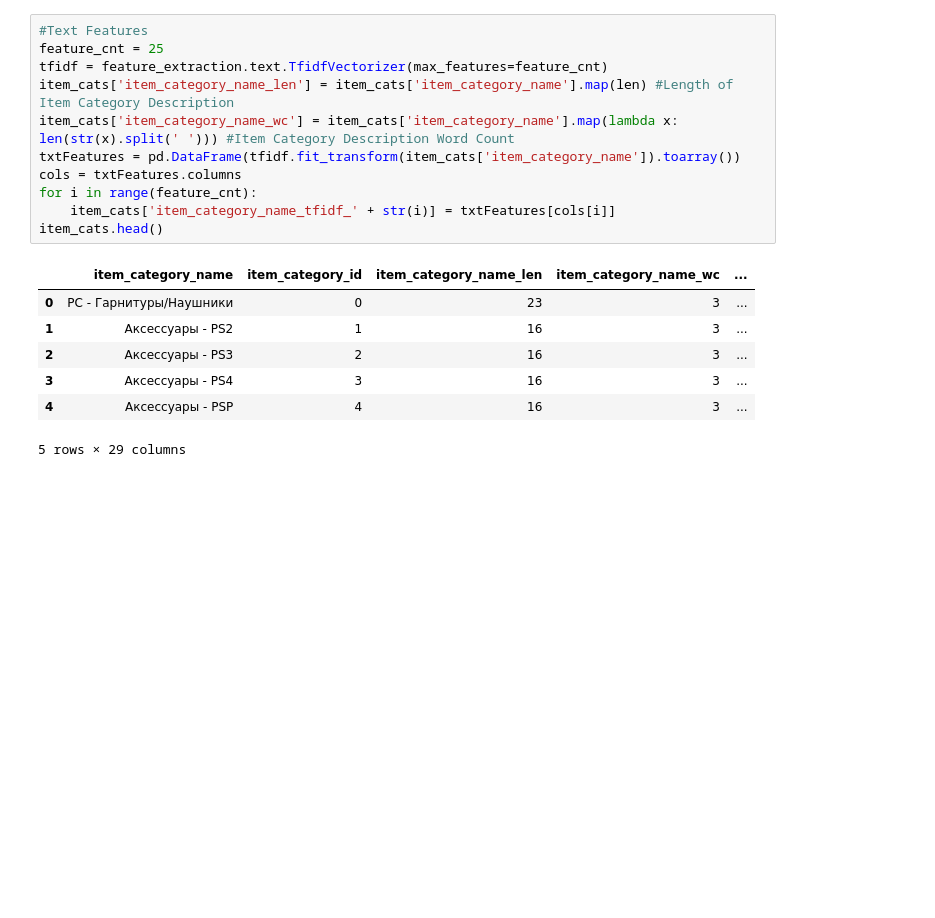
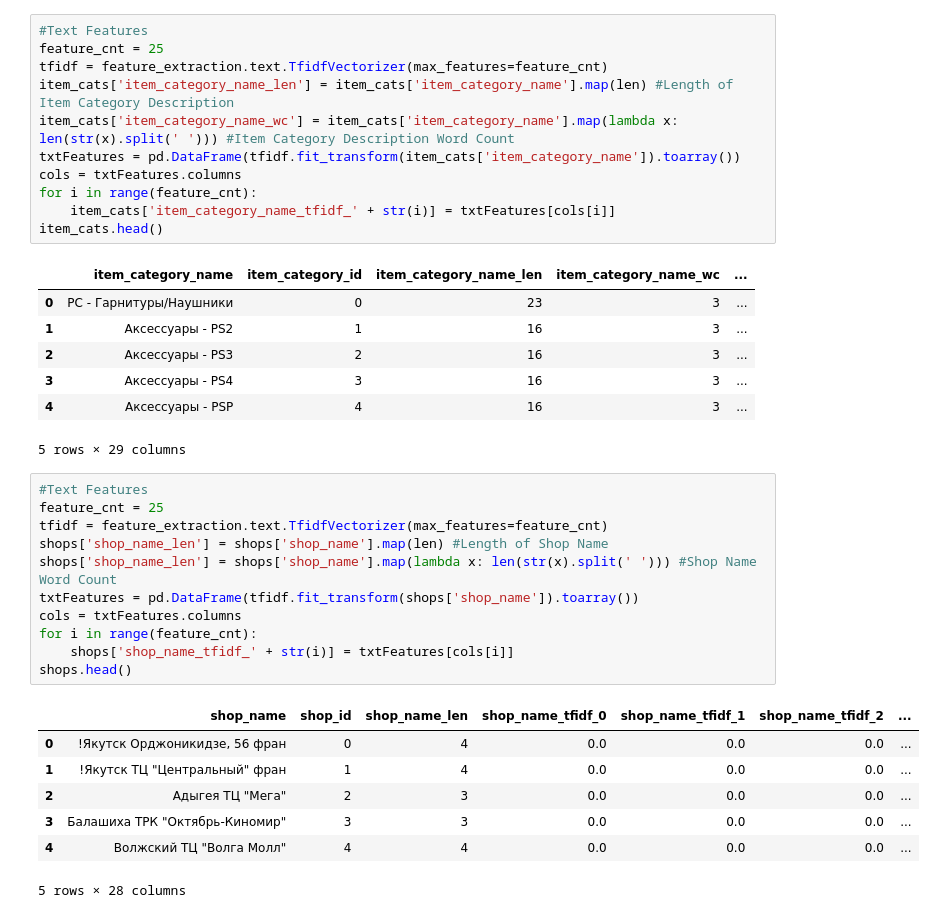
Before and after one commit to legolas140/competitive-data-science-1, a Jupyter notebook: kernels/playing-in-the-sandbox.ipynb, the cells around one changed output. Drawn from its saved outputs; the diff is of its cells as text; blank space fills up the shorter version.

```diff
--- a/kernels/playing-in-the-sandbox.ipynb
+++ b/kernels/playing-in-the-sandbox.ipynb
@@ -90,3 +90,22 @@ item_cats.head()
 | 3 | Аксессуары - PS4 | 3 | 16 | 3 | ... |
 | 4 | Аксессуары - PSP | 4 | 16 | 3 | ... |
 5 rows × 29 columns
+# %%
+#Text Features
+feature_cnt = 25
+tfidf = feature_extraction.text.TfidfVectorizer(max_features=feature_cnt)
+shops['shop_name_len'] = shops['shop_name'].map(len) #Length of Shop Name
+shops['shop_name_len'] = shops['shop_name'].map(lambda x: len(str(x).split(' '))) #Shop Name Word Count
+txtFeatures = pd.DataFrame(tfidf.fit_transform(shops['shop_name']).toarray())
+cols = txtFeatures.columns
+for i in range(feature_cnt):
+    shops['shop_name_tfidf_' + str(i)] = txtFeatures[cols[i]]
+shops.head()
+# %% [output]
+|  | shop_name | shop_id | shop_name_len | shop_name_tfidf_0 | shop_name_tfidf_1 | shop_name_tfidf_2 | ... |
+| 0 | !Якутск Орджоникидзе, 56 фран | 0 | 4 | 0.0 | 0.0 | 0.0 | ... |
+| 1 | !Якутск ТЦ "Центральный" фран | 1 | 4 | 0.0 | 0.0 | 0.0 | ... |
+| 2 | Адыгея ТЦ "Мега" | 2 | 3 | 0.0 | 0.0 | 0.0 | ... |
+| 3 | Балашиха ТРК "Октябрь-Киномир" | 3 | 3 | 0.0 | 0.0 | 0.0 | ... |
+| 4 | Волжский ТЦ "Волга Молл" | 4 | 4 | 0.0 | 0.0 | 0.0 | ... |
+5 rows × 28 columns
```
Also changed, not shown: parts of 2 cells of this notebook.
